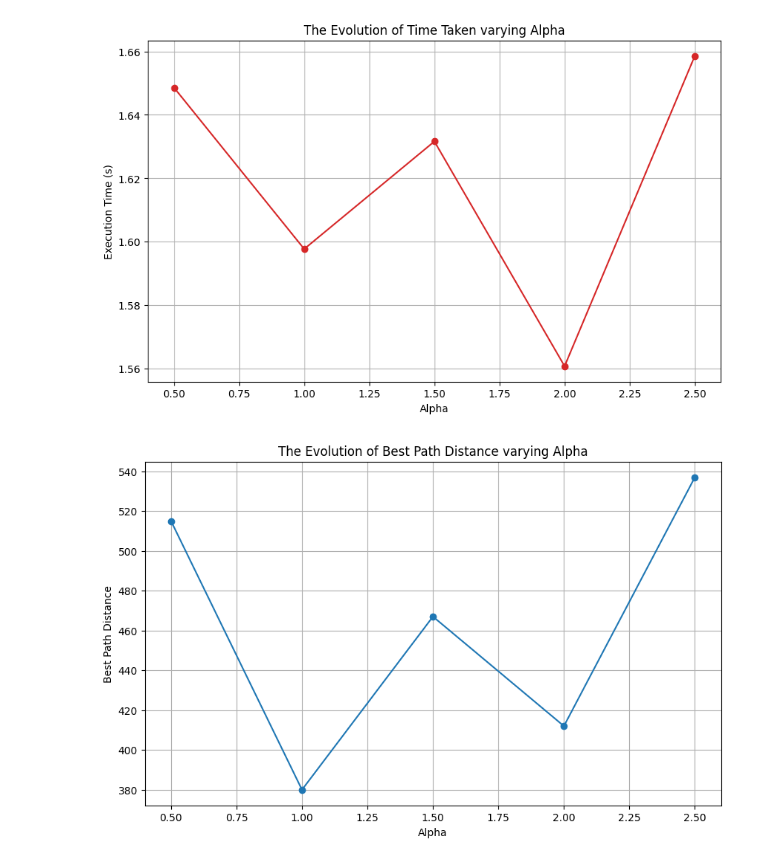
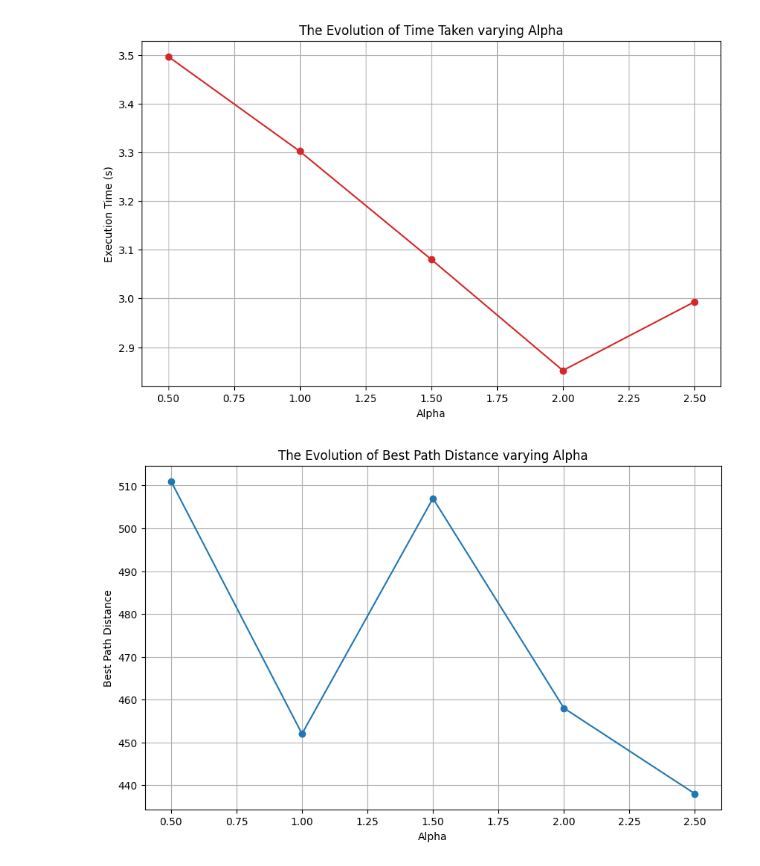
Before and after one commit to NoaJel/A3_B4__Algorithm, a Jupyter notebook: ACO_charts.ipynb, the cells around one changed output. Cells and saved outputs as stored; diff of their text form; code cells hidden in the pictures.

```diff
--- a/ACO_charts.ipynb
+++ b/ACO_charts.ipynb
@@ -144,8 +150,8 @@ plot_best_path(local_best_path_len_iter, global_best_path_len_iter)
 n_cities_list = [10, 40, 100, 1000]
 time_ncities = []
 for n_cities in n_cities_list:
-    cities = np.random.randint(1, 101, size=(n_cities, n_cities))
-    _, _, _, execution_time = ant_colony_optimization_vrp(cities, n_ants=10, n_iterations=40, alpha=1, beta=2, evaporation_rate=0.4, Q=100, n_trucks=3)
+    test_cities = np.random.randint(1, 101, size=(n_cities, n_cities))
+    _, _, _, _,  execution_time = ant_colony_optimization_vrp(test_cities, n_ants=10, n_iterations=40, alpha=2, beta=2, evaporation_rate=0.4, Q=70, n_trucks=3)
     time_ncities.append(execution_time)
 
 plot_time_n_cities(time_ncities, n_cities_list)
@@ -156,7 +162,7 @@ n_ants_list = [10, 20, 30, 40]
 time_params = []
 distance_params = []
 for n_ants in n_ants_list:
-    _, best_total_length, _, _, execution_time = ant_colony_optimization_vrp(cities, n_ants=n_ants, n_iterations=40, alpha=1, beta=2, evaporation_rate=0.4, Q=100, n_trucks=3)
+    _, best_total_length, _, _, execution_time = ant_colony_optimization_vrp(cities, n_ants=n_ants, n_iterations=40, alpha=2, beta=2, evaporation_rate=0.4, Q=70, n_trucks=3)
     time_params.append(execution_time)
     distance_params.append(best_total_length)
 
@@ -170,7 +176,7 @@ n_iterations_list = [10, 20, 30, 40]
 time_params = []
 distance_params = []
 for n_iterations in n_iterations_list:
-    _, best_total_length, _, _, execution_time = ant_colony_optimization_vrp(cities, n_ants=10, n_iterations=n_iterations, alpha=1, beta=2, evaporation_rate=0.4, Q=100, n_trucks=3)
+    _, best_total_length, _, _, execution_time = ant_colony_optimization_vrp(cities, n_ants=10, n_iterations=n_iterations, alpha=2, beta=2, evaporation_rate=0.4, Q=70, n_trucks=3)
     time_params.append(execution_time)
     distance_params.append(best_total_length)
 
@@ -186,7 +192,7 @@ n_trucks_list = [1, 5, 10, 15, 20]
 time_params = []
 distance_params = []
 for n_trucks in n_trucks_list:
-    _, best_total_length, _, _, execution_time = ant_colony_optimization_vrp(cities, n_ants=10, n_iterations=40, alpha=1, beta=2, evaporation_rate=0.4, Q=100, n_trucks=n_trucks)
+    _, best_total_length, _, _, execution_time = ant_colony_optimization_vrp(cities, n_ants=10, n_iterations=40, alpha=2, beta=2, evaporation_rate=0.4, Q=70, n_trucks=n_trucks)
     time_params.append(execution_time)
     distance_params.append(best_total_length)
 
@@ -198,18 +204,18 @@ plot_distance_param(distance_params, n_trucks_list, 'Number of Trucks')
 # %%
 alpha_list = [0.5, 1, 1.5, 2, 2.5]
 time_params = []
 distance_params = []
 
 for alpha in alpha_list:
-    _, best_total_length, _, _, execution_time = ant_colony_optimization_vrp(cities, n_ants=10, n_iterations=40, alpha=alpha, beta=2, evaporation_rate=0.4, Q=100, n_trucks=3)
+    _, best_total_length, _, _, execution_time = ant_colony_optimization_vrp(cities, n_ants=10, n_iterations=40, alpha=alpha, beta=2, evaporation_rate=0.4, Q=70, n_trucks=3)
     time_params.append(execution_time)
     distance_params.append(best_total_length)
 
 plot_time_param(time_params, alpha_list, 'Alpha')
 plot_distance_param(distance_params, alpha_list, 'Alpha')
 # %% [output]
-[figure, old version]
+[figure, new version]
-[figure, old version]
+[figure, new version]
 # %%
 beta_list = [0.5, 1, 1.5, 2, 2.5]
 time_params = []
```
Also changed, not shown: parts of 8 cells of this notebook, 1 other file.
